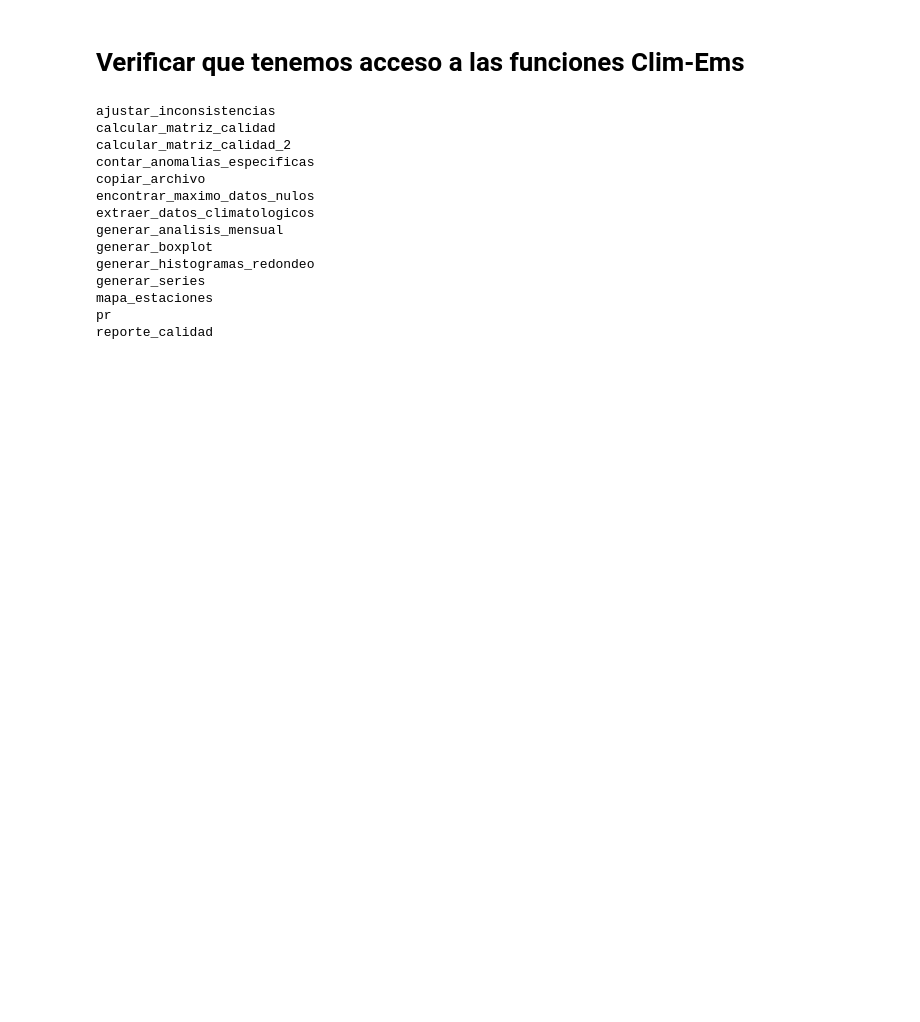
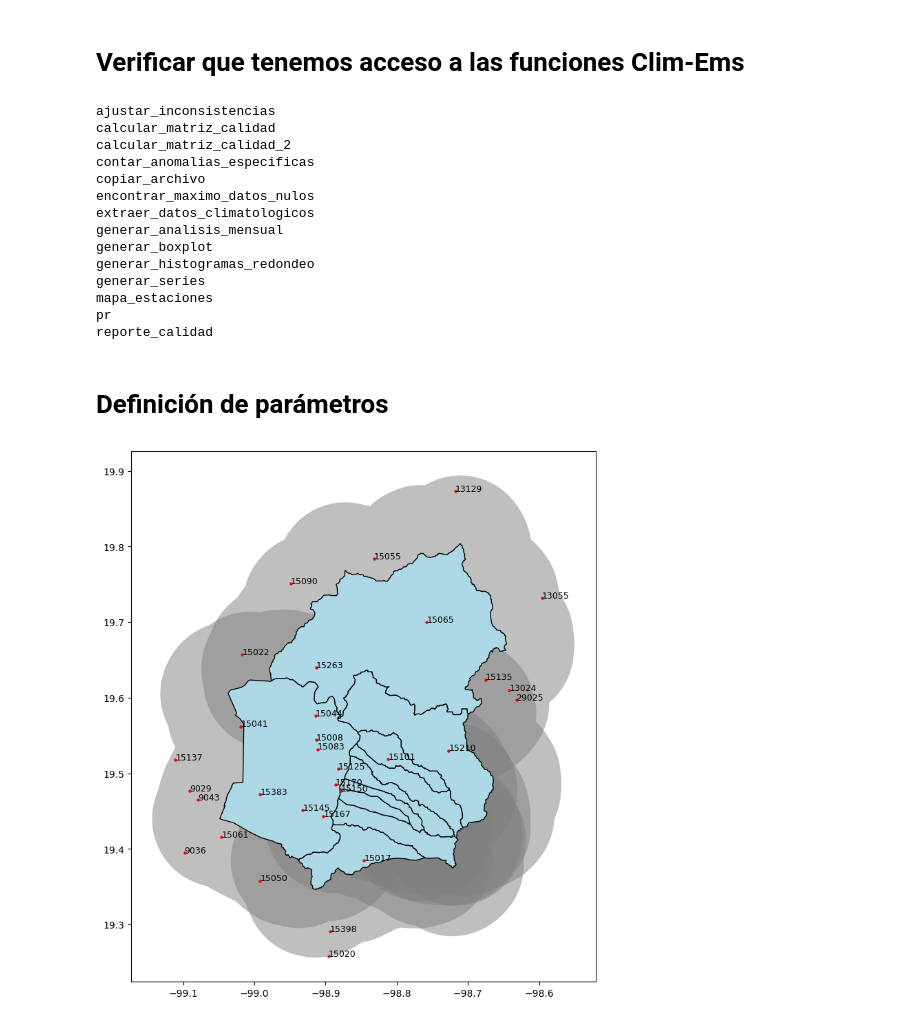
Before and after one commit to Diegorb1329/RecNat-Py, a Jupyter notebook: Libretas_IRNR/Clonación del Repo y uso de funciones Clima.ipynb, the cells around one changed output. Drawn from its saved outputs; the diff is of its cells as text; code cells hidden in the pictures; blank space fills up the shorter version.

```diff
--- a/Libretas_IRNR/Clonación del Repo y uso de funciones Clima.ipynb
+++ b/Libretas_IRNR/Clonación del Repo y uso de funciones Clima.ipynb
@@ -114,3 +133,30 @@ generar_series
 mapa_estaciones
 pr
 reporte_calidad
+# %% [markdown]
+# Definición de parámetros
+# %%
+# Definición de parámetros:
+
+
+## Ruta al área de interés en formato shp
+shp_path = "EMS_CONAGUA/Ejemplos_AOI/cuencas_ago17.shp"  # Asegúrate de que el SHP esté en WGS84
+
+## Ruta a la base de datos de archivos TXT de CONAGUA
+carpeta_datos = "/content/RecNat-Py/EMS_CONAGUA/Funciones"
+
+## Ruta al metadato de los archivos TXT de CONAGUA
+df_metadatos = pd.read_csv("/content/RecNat-Py/EMS_CONAGUA/Metadatos/metadatos_final_2.csv")
+
+## Fehcas de inicio y fin del análisis
+fecha_inicio = pd.to_datetime("1990-12-01")
+fecha_fin = pd.to_datetime("2020-12-31")
+
+## Estaciones en operación o suspendidas?
+estado_operacion = 1  # 1 para estaciones operando, 0 para suspendidas
+# %%
+## Importamos la función específica
+
+fcems.mapa_estaciones (shp_path, df_metadatos, estado_operacion, "14N", True, 10000)
+# %% [output]
+[figure, added]
```
Also changed, not shown: parts of 11 cells of this notebook, 8 other files.
